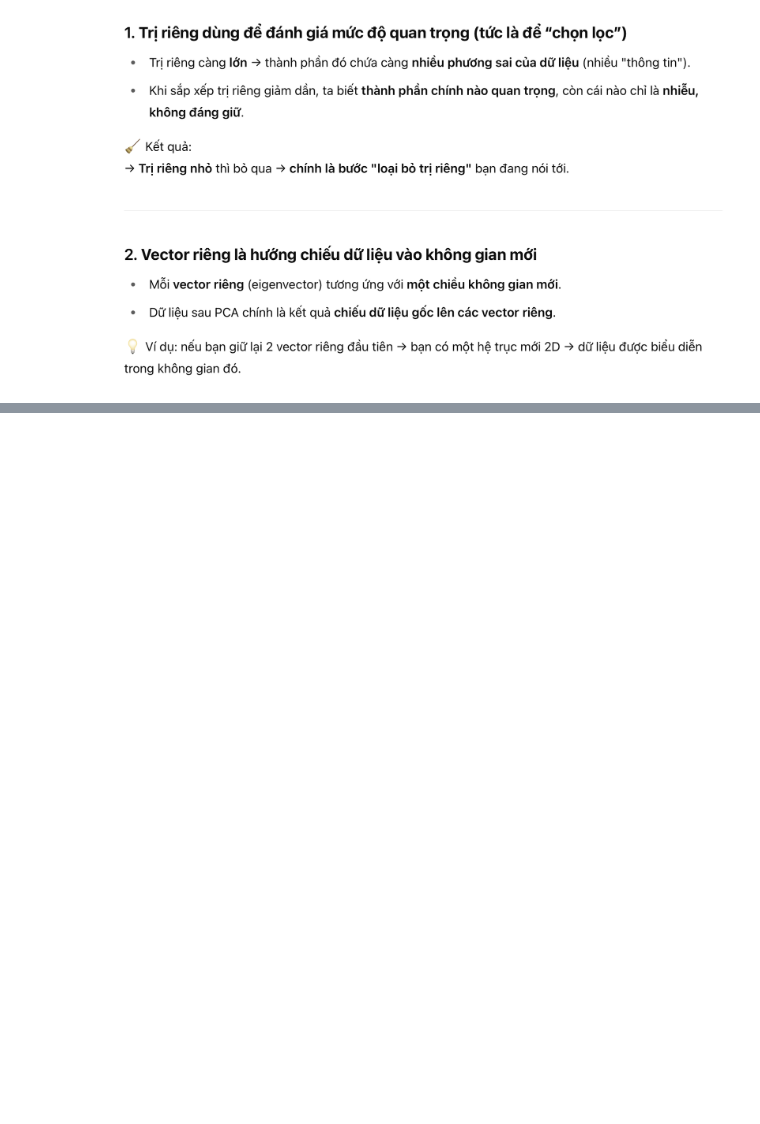
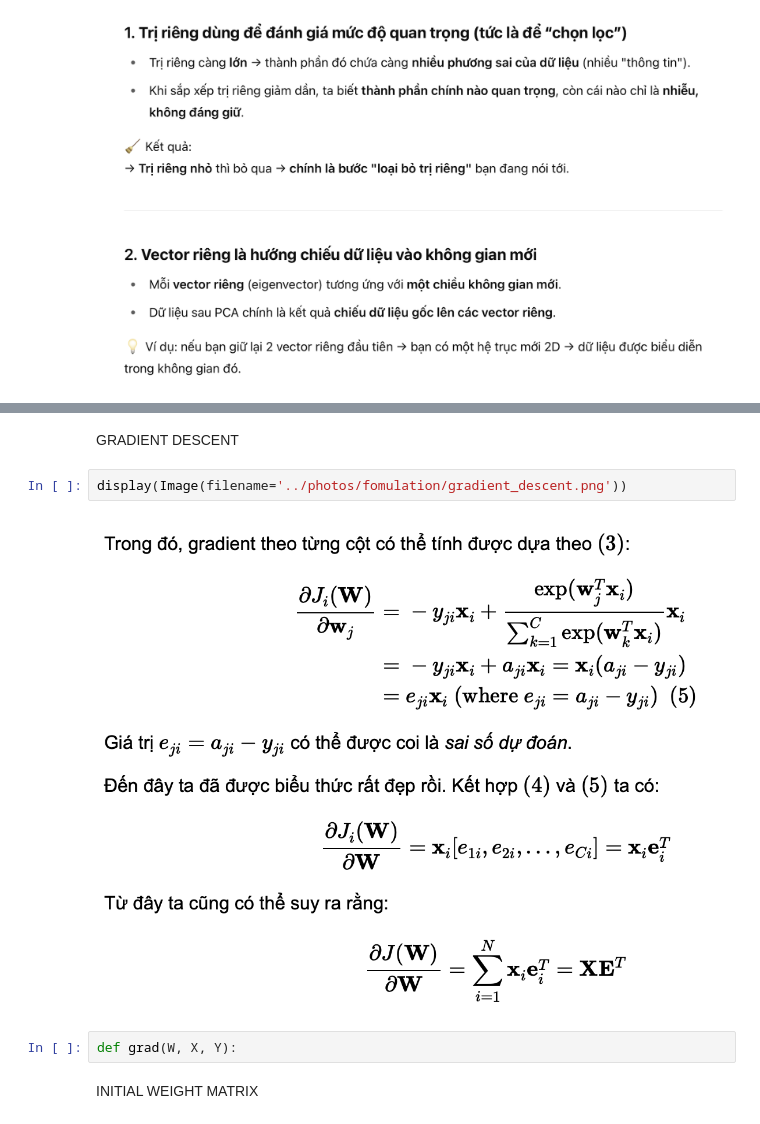
Before and after one commit to alaricbat/SoftmaxRegression, a Jupyter notebook: SoftmaxRegression/program/softmax_handson.ipynb, the cells around one changed output, grey strips where cells are left out. Saved outputs shown, nothing was run; the diff lists cells and outputs as text; blank space fills up the shorter version.

```diff
--- a/SoftmaxRegression/program/softmax_handson.ipynb
+++ b/SoftmaxRegression/program/softmax_handson.ipynb
@@ -223,0 +337,10 @@ plt.show()
+# %% [markdown]
+GRADIENT DESCENT
+# %%
+display(Image(filename='../photos/fomulation/gradient_descent.png'))
+# %% [output]
+[figure, added]
+# %%
+def grad(W, X, Y):
+# %% [markdown]
+INITIAL WEIGHT MATRIX
```
Also changed, not shown: parts of 11 cells of this notebook, 2 other files.
